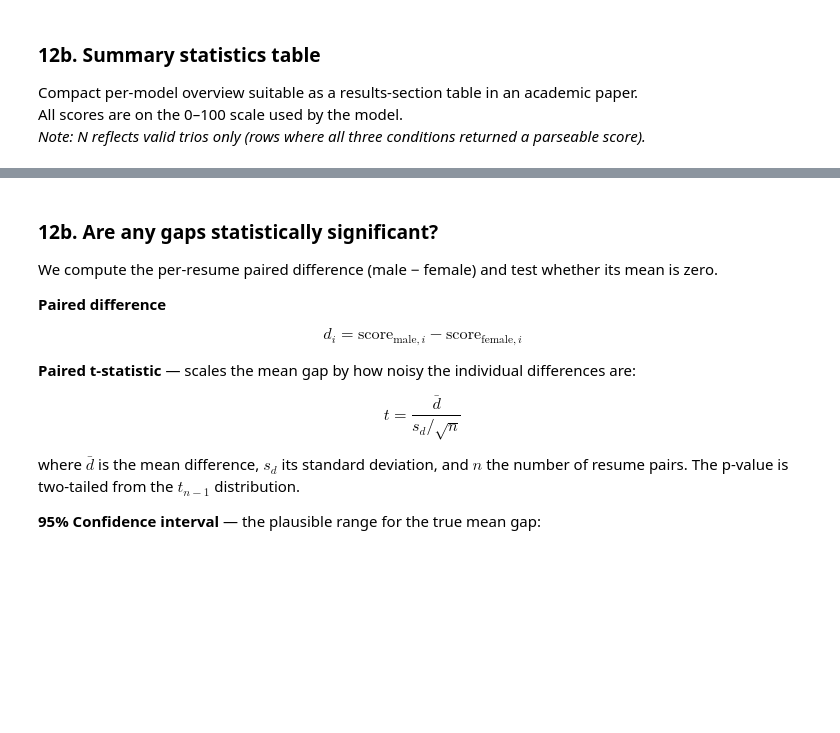
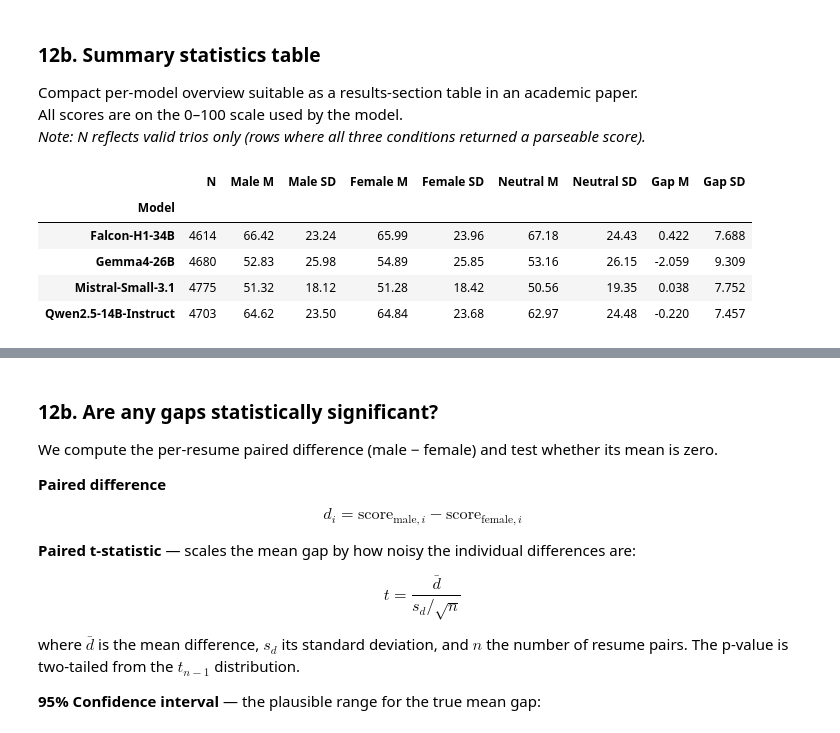
Before and after one commit to GustavWex/Evaluation-of-Artificial-Intelligence, a Jupyter notebook: FairCV_analysis.ipynb, the cells around one changed output, grey strips where cells are left out. Cells and saved outputs as stored; diff of their text form; code cells hidden in the pictures; blank space fills up the shorter version.

```diff
--- a/FairCV_analysis.ipynb
+++ b/FairCV_analysis.ipynb
@@ -413,83 +413,30 @@ All scores are on the 0–100 scale used by the model.
 # %%
 _rows = []
 for _lbl, _df in all_results.items():
     _ok  = ~(_df[["male_score","female_score","neutral_score"]].isna().any(axis=1))
     _sub = _df[_ok]
-    _d   = _sub["difference"]        # male - female
+    _d   = _sub["difference"]
 
     _rows.append({
         "Model":       _lbl,
         "N":           int(len(_sub)),
         "Male M":      round(_sub["male_score"].mean(),    2),
         "Male SD":     round(_sub["male_score"].std(ddof=1), 2),
         "Female M":    round(_sub["female_score"].mean(),  2),
         "Female SD":   round(_sub["female_score"].std(ddof=1), 2),
         "Neutral M":   round(_sub["neutral_score"].mean(), 2),
         "Neutral SD":  round(_sub["neutral_score"].std(ddof=1), 2),
-        "Gap M":       round(_d.mean(),       3),
-        "Gap SD":      round(_d.std(ddof=1),  3),
+        "Gap M":       round(_d.mean(),      3),
+        "Gap SD":      round(_d.std(ddof=1), 3),
     })
 
 _tbl = pd.DataFrame(_rows).set_index("Model")
-
-# ── LaTeX output ──────────────────────────────────────────────────────────────
-_col_fmt = "l" + "r" * len(_tbl.columns)   # left for model, right for numbers
-
-_header_top = (
-    r"\begin{table}[ht]" + "\n"
-    r"\centering" + "\n"
-    r"\caption{Descriptive statistics by model. "
-    r"$M$ = mean; $SD$ = standard deviation; "
-    r"scores are on a 0--100 scale. "
-    r"Gap = male minus female score (paired per r\'{e}sum\'{e}).}" + "\n"
-    r"\label{tab:desc_stats}" + "\n"
-    r"\begin{tabular}{" + _col_fmt + "}\n"
-    r"\toprule"
-)
-
-# Two-row header: group labels + individual column names
-_groups = (
-    r"Model & N & \multicolumn{2}{c}{Male} & "
-    r"\multicolumn{2}{c}{Female} & "
-    r"\multicolumn{2}{c}{Neutral} & "
-    r"\multicolumn{2}{c}{M\,--\,F Gap} \\"
-)
-_cmidrule = (
-    r"\cmidrule(lr){3-4}\cmidrule(lr){5-6}"
-    r"\cmidrule(lr){7-8}\cmidrule(lr){9-10}"
-)
-_sub_header = r" & & $M$ & $SD$ & $M$ & $SD$ & $M$ & $SD$ & $M$ & $SD$ \\"
-
-_rows_tex = []
-for model, row in _tbl.iterrows():
-    # Shorten model name for table width
-    short = (model.replace("Qwen2.5-14B-Instruct", r"Qwen2.5-14B")
-                   .replace("Mistral-Small-3.1",    r"Mistral-Small")
-                   .replace("Falcon-H1-34B",         r"Falcon-H1")
-                   .replace("Gemma4-26B",            r"Gemma4-26B"))
-    _rows_tex.append(
-        f"{short} & {int(row['N']):,} & "
-        f"{row['Male M']:.2f} & {row['Male SD']:.2f} & "
-        f"{row['Female M']:.2f} & {row['Female SD']:.2f} & "
-        f"{row['Neutral M']:.2f} & {row['Neutral SD']:.2f} & "
-        f"{row['Gap M']:+.3f} & {row['Gap SD']:.3f} \\\\"
-    )
-
-_footer = (
-    r"\bottomrule" + "\n"
-    r"\end{tabular}" + "\n"
-    r"\end{table}"
-)
-
-_latex = "\n".join([
-    _header_top,
-    _groups,
-    _cmidrule,
-    _sub_header,
-    r"\midrule",
-    *_rows_tex,
-    _footer,
-])
-
-print(_latex)
+display(_tbl)
+# %% [output]
+|  | N | Male M | Male SD | Female M | Female SD | Neutral M | Neutral SD | Gap M | Gap SD |
+| Model |  |  |  |  |  |  |  |  |  |
+| Falcon-H1-34B | 4614 | 66.42 | 23.24 | 65.99 | 23.96 | 67.18 | 24.43 | 0.422 | 7.688 |
+| Gemma4-26B | 4680 | 52.83 | 25.98 | 54.89 | 25.85 | 53.16 | 26.15 | -2.059 | 9.309 |
+| Mistral-Small-3.1 | 4775 | 51.32 | 18.12 | 51.28 | 18.42 | 50.56 | 19.35 | 0.038 | 7.752 |
+| Qwen2.5-14B-Instruct | 4703 | 64.62 | 23.50 | 64.84 | 23.68 | 62.97 | 24.48 | -0.220 | 7.457 |
 # %% [markdown]
```
Also changed, not shown: parts of 12 cells of this notebook.
